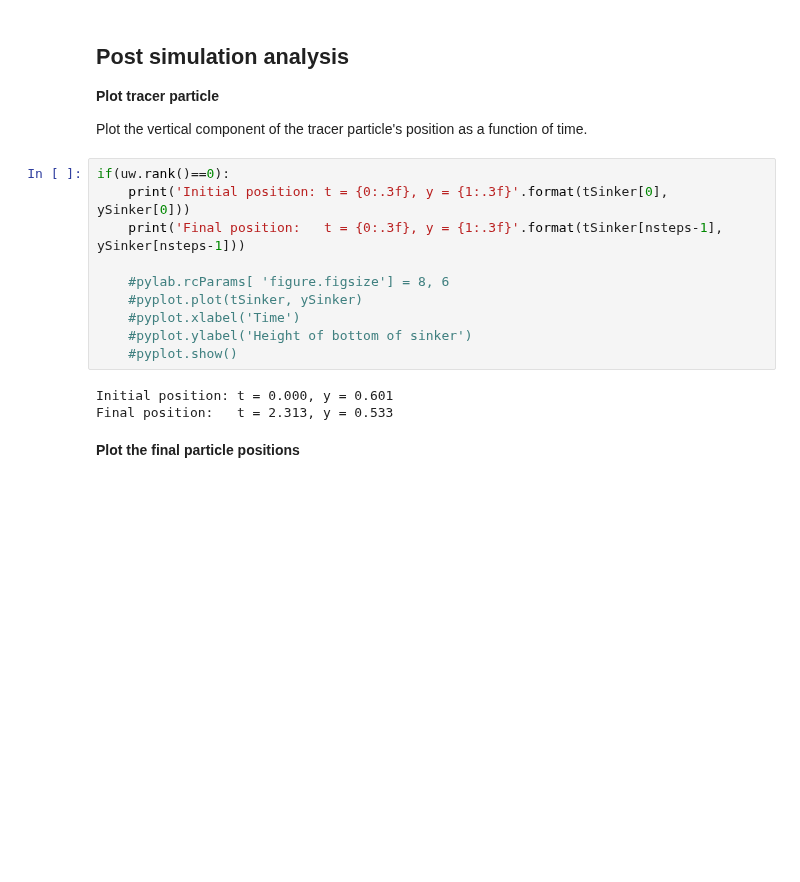
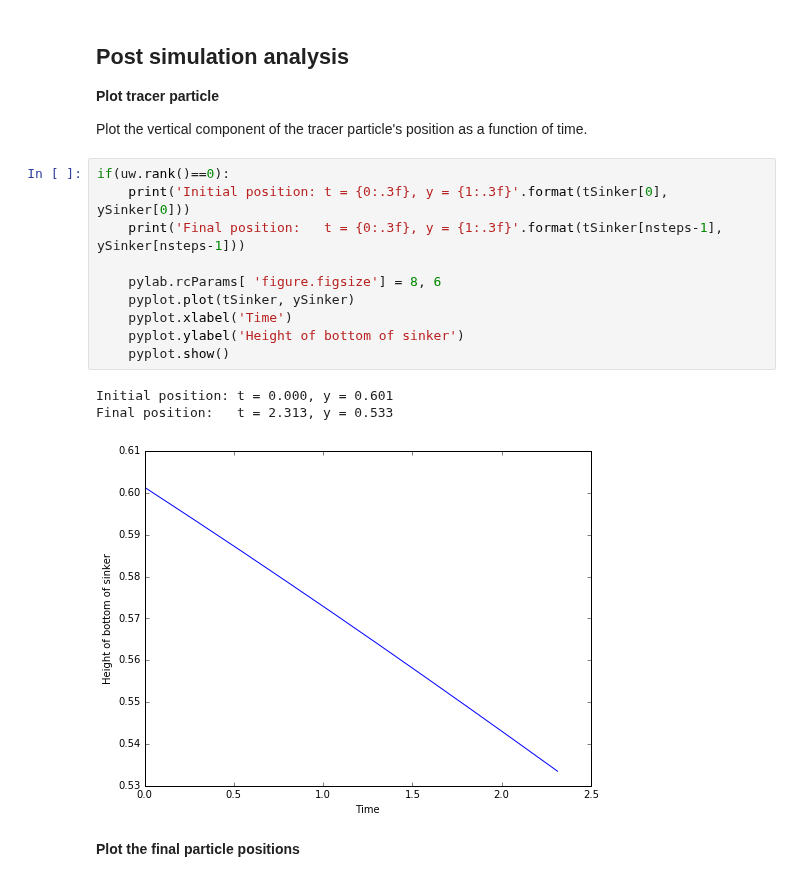
Before and after one commit to underworldcode/underworld2, a Jupyter notebook: docs/examples/1_05_StokesSinker.ipynb, the cells around one changed output. Saved outputs shown, nothing was run; the diff lists cells and outputs as text; blank space fills up the shorter version.

```diff
--- a/docs/examples/1_05_StokesSinker.ipynb
+++ b/docs/examples/1_05_StokesSinker.ipynb
@@ -270,16 +270,17 @@ Plot the vertical component of the tracer particle's position as a function of t
 # %%
 if(uw.rank()==0):
     print('Initial position: t = {0:.3f}, y = {1:.3f}'.format(tSinker[0], ySinker[0]))
     print('Final position:   t = {0:.3f}, y = {1:.3f}'.format(tSinker[nsteps-1], ySinker[nsteps-1]))
 
-    #pylab.rcParams[ 'figure.figsize'] = 8, 6
-    #pyplot.plot(tSinker, ySinker)
-    #pyplot.xlabel('Time')
-    #pyplot.ylabel('Height of bottom of sinker')
-    #pyplot.show()
+    pylab.rcParams[ 'figure.figsize'] = 8, 6
+    pyplot.plot(tSinker, ySinker)
+    pyplot.xlabel('Time')
+    pyplot.ylabel('Height of bottom of sinker')
+    pyplot.show()
 # %% [output]
 Initial position: t = 0.000, y = 0.601
 Final position:   t = 2.313, y = 0.533
+[figure, added]
 # %% [markdown]
 **Plot the final particle positions**
 # %%
```
Also changed, not shown: parts of 1 cell of this notebook, 35 other files.
